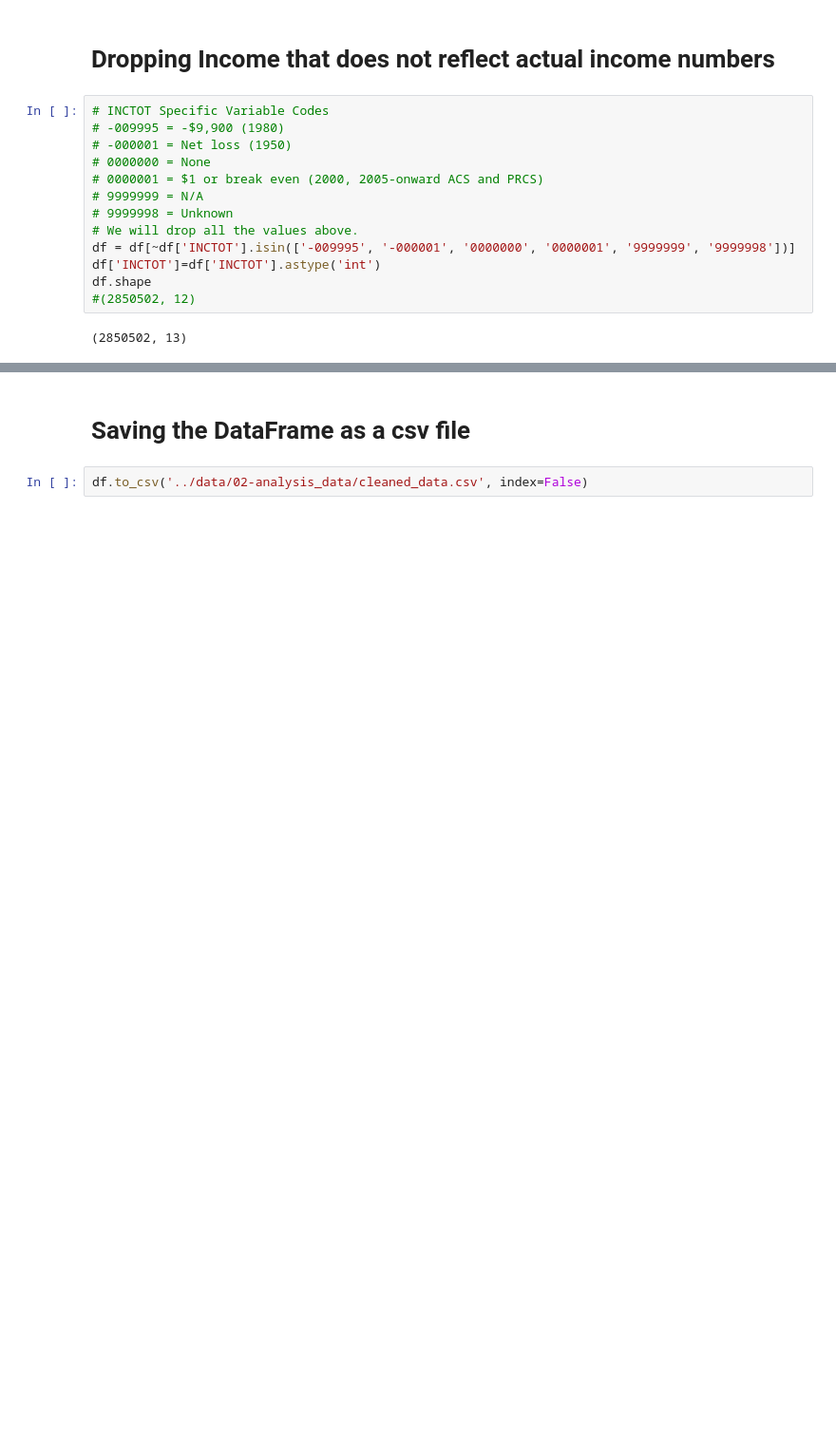
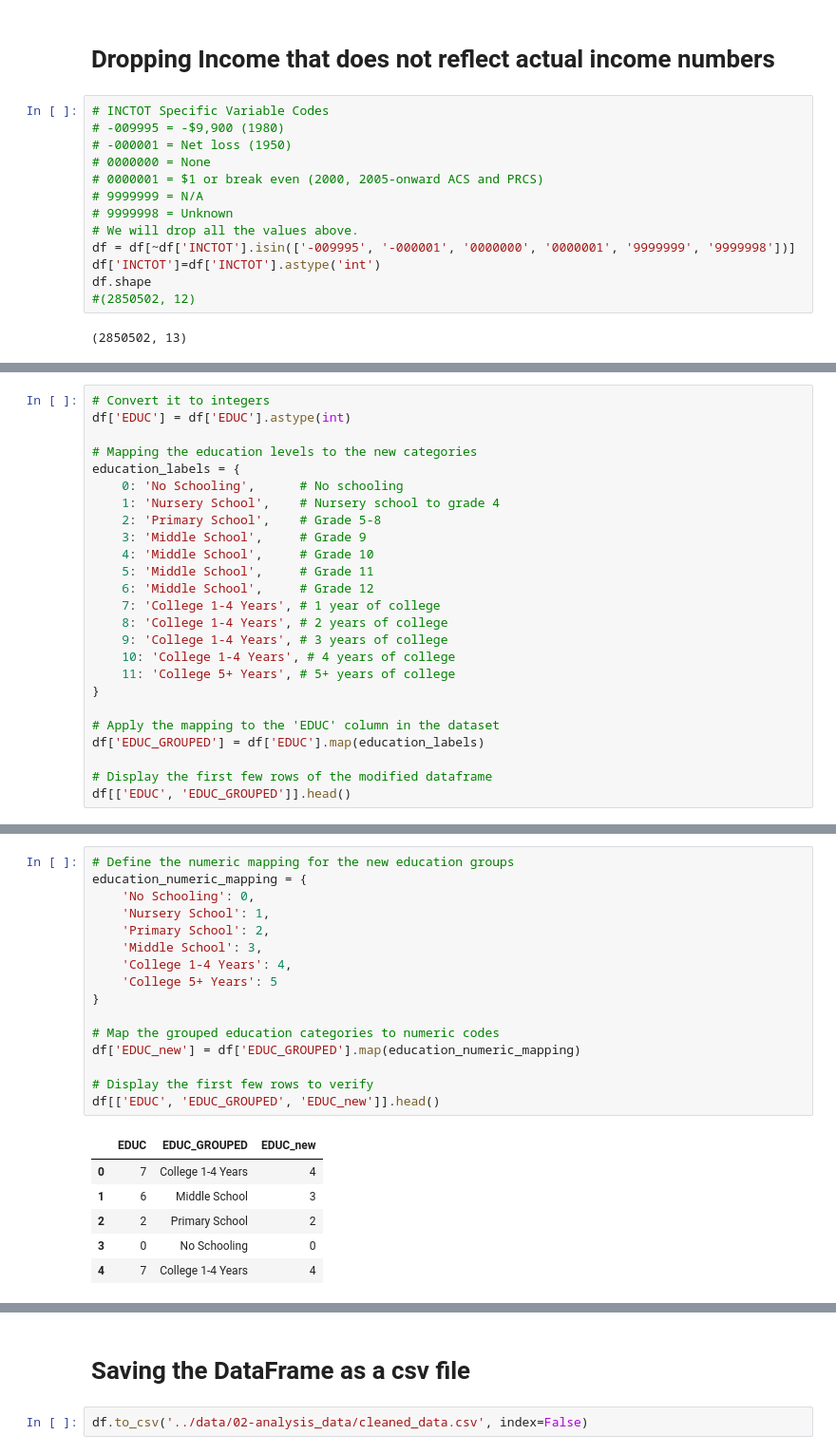
Before and after one commit to Jiazhou-Bi/ACS-Income-Model, a Jupyter notebook: scripts/03-clean_data.ipynb, the cells around one changed output, grey strips where cells are left out. Shown at 95% size. Drawn from its saved outputs; the diff is of its cells as text; blank space fills up the shorter version.

```diff
--- a/scripts/03-clean_data.ipynb
+++ b/scripts/03-clean_data.ipynb
@@ -132,0 +144,25 @@ df.shape
+# %%
+# Convert it to integers
+df['EDUC'] = df['EDUC'].astype(int)
+
+# Mapping the education levels to the new categories
+education_labels = {
+    0: 'No Schooling',      # No schooling
+    1: 'Nursery School',    # Nursery school to grade 4
+    2: 'Primary School',    # Grade 5-8
+    3: 'Middle School',     # Grade 9
+    4: 'Middle School',     # Grade 10
+    5: 'Middle School',     # Grade 11
+    6: 'Middle School',     # Grade 12
+    7: 'College 1-4 Years', # 1 year of college
+    8: 'College 1-4 Years', # 2 years of college
+    9: 'College 1-4 Years', # 3 years of college
+    10: 'College 1-4 Years', # 4 years of college
+    11: 'College 5+ Years', # 5+ years of college
+}
+
+# Apply the mapping to the 'EDUC' column in the dataset
+df['EDUC_GROUPED'] = df['EDUC'].map(education_labels)
+
+# Display the first few rows of the modified dataframe
+df[['EDUC', 'EDUC_GROUPED']].head()
@@ -132,0 +176,23 @@ df.shape
+# %%
+# Define the numeric mapping for the new education groups
+education_numeric_mapping = {
+    'No Schooling': 0,
+    'Nursery School': 1,
+    'Primary School': 2,
+    'Middle School': 3,
+    'College 1-4 Years': 4,
+    'College 5+ Years': 5
+}
+
+# Map the grouped education categories to numeric codes
+df['EDUC_new'] = df['EDUC_GROUPED'].map(education_numeric_mapping)
+
+# Display the first few rows to verify
+df[['EDUC', 'EDUC_GROUPED', 'EDUC_new']].head()
+# %% [output]
+|  | EDUC | EDUC_GROUPED | EDUC_new |
+| 0 | 7 | College 1-4 Years | 4 |
+| 1 | 6 | Middle School | 3 |
+| 2 | 2 | Primary School | 2 |
+| 3 | 0 | No Schooling | 0 |
+| 4 | 7 | College 1-4 Years | 4 |
```
Also changed, not shown: parts of 7 cells of this notebook, 37 other files.
